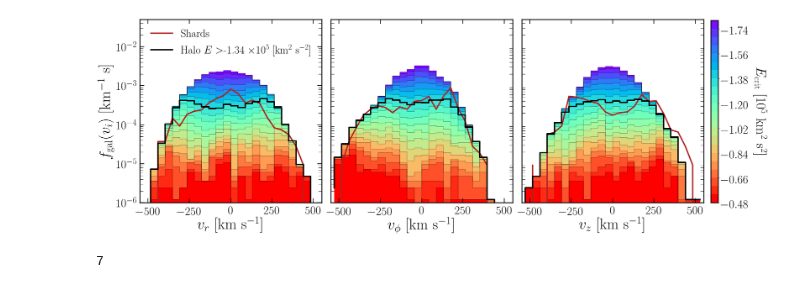
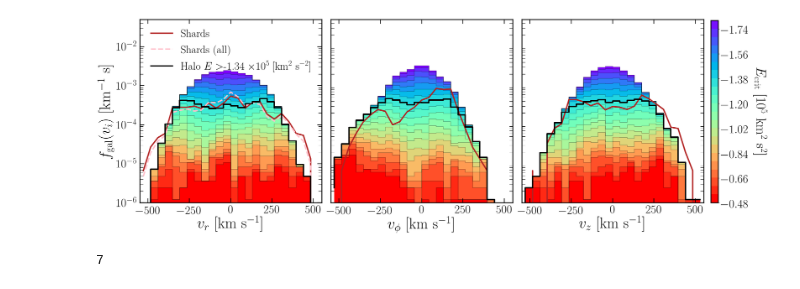
Before and after one commit to cajohare/DarkShards, a Jupyter notebook: code/Plot_comparespeeddists_halo.ipynb, the cells around one changed output. Saved outputs shown, nothing was run; the diff lists cells and outputs as text; code cells hidden in the pictures.

```diff
--- a/code/Plot_comparespeeddists_halo.ipynb
+++ b/code/Plot_comparespeeddists_halo.ipynb
@@ -14,8 +14,8 @@ from copy import copy
 
 
 df = pandas.read_csv('../data/Gaia-SDSS.csv')
-#df_S = pandas.read_csv('../data/GAIA_SDSS_Shards.csv')
-df_S = pandas.read_csv('../data/GAIA_SDSS_Shards_HaloCleaned.csv')
+df_S = pandas.read_csv('../data/GAIA_SDSS_Shards.csv')
+#df_S = pandas.read_csv('../data/GAIA_SDSS_Shards_HaloCleaned.csv')
 names = df_S.group_id.unique()
 
 # Extract halo
@@ -35,10 +35,6 @@ covs = clf.covariances_
 ws = clf.weights_
 eta = ws[0]
 Ps = clf.predict_proba(vdata)
-
-df1 = df.loc[argmax(Ps,axis=1)==0]
-df2 = df.loc[argmax(Ps,axis=1)==1]
-df3 = df.loc[argmax(Ps,axis=1)==2]
 # %%
 vlab1 = r"$v_r$ [km s$^{-1}$]"
 vlab2 = r"$v_\phi$ [km s$^{-1}$]"
@@ -55,6 +51,8 @@ ax2.set_ylim(bottom=ymin,top=ymax)
 ax3.set_xlim([-vmax,vmax])
 ax3.set_ylim(bottom=ymin,top=ymax)
 
+df2 = df.loc[argmax(Ps,axis=1)==1]
+#df2 = df.loc[Ps[:,1]>0.2]
 
 nbins = 25
 nEbins = 20
@@ -67,7 +65,7 @@ zorder = 0
 col_ex = (cm.rainbow(linspace(0,1,nEbins)))
 
 # R
-h_shards,vbins = histogram(df_S.GalRVel,bins=nbins,normed=True,range=(-vmax,vmax))
+h_shards,vbins = histogram(df_S.GalRVel[0:800],bins=nbins,normed=True,range=(-vmax,vmax))
 f1 = h_shards/sum(h_shards)
 
 chi2a = zeros(shape=nEbins)
@@ -91,12 +89,18 @@ for i in range(0,nEbins):
 #imin1 = argmin(chi2a)
 imin1 = argmin(abs(Ebins-Ecrit))
 ax1.plot(vc,f1*Norma[imin1],'-',color='firebrick',lw=4,zorder=0,label='Shards')
+
+h_shards,vbins = histogram(df_S.GalRVel.values,bins=nbins,normed=True,range=(-vmax,vmax))
+f1 = h_shards/sum(h_shards)
+ax1.plot(vc,f1*Norma[imin1],'--',color='pink',lw=4,zorder=0,label='Shards (all)')
+
 ax1.step(vc,f0[imin1,:]*Norma[imin1],'-',\
          color='k',lw=4,zorder=0,label=r'Halo $E>$'+'{:.2f}'.format(Ebins[imin1])+r' $\times 10^5$ [km${^2}$ s$^{-2}$]')
 ax1.legend(frameon=False,fontsize=32)
 
+
 # phi
-h_shards,vbins = histogram(df_S.GalTVel,bins=nbins,normed=True,range=(-vmax,vmax))
+h_shards,vbins = histogram(df_S.GalTVel[0:800],bins=nbins,normed=True,range=(-vmax,vmax))
 f1 = h_shards/sum(h_shards)
 
 chi2a = zeros(shape=nEbins)
@@ -124,8 +128,9 @@ ax2.step(vc,f0[imin2,:]*Norma[imin2],'-',color='k',lw=4,zorder=0)
 
 
 
+
 # z
-h_shards,vbins = histogram(df_S.GalzVel,bins=nbins,normed=True,range=(-vmax,vmax))
+h_shards,vbins = histogram(df_S.GalzVel[0:800],bins=nbins,normed=True,range=(-vmax,vmax))
 f1 = h_shards/sum(h_shards)
 chi2a = zeros(shape=nEbins)
 Norma = zeros(shape=nEbins)
@@ -150,34 +155,34 @@ imin3 = argmin(abs(Ebins-Ecrit))
 ax3.plot(vc,f1*Norma[imin3],'-',color='firebrick',lw=4,zorder=0)
 ax3.step(vc,f0[imin3,:]*Norma[imin3],'-',color='k',lw=4,zorder=0)
 
 ax1.set_yscale('log')
 ax2.set_yscale('log')
 ax3.set_yscale('log')
 
 
 # # Now adding the colorbar
 lf = array([[amax(Ebins),amax(Ebins)],[amin(Ebins),amin(Ebins)]])
 cbar_ax = fig.add_axes([0.91, 0.125, 0.01, 0.75])
 im = ax3.contourf([-2*vmax,-1.5*vmax],[0.1,0.1],lf,size(Ebins),cmap=cm.rainbow,vmin=amin(Ebins),vmax=amax(Ebins))
 fig.colorbar(im, cax=cbar_ax,boundaries=Ebins)
 cbar_ax.invert_yaxis()
 cbar_ax.set_ylabel(r'$E_{\rm crit}$ [10$^5$ km$^2$ s$^2$]',rotation=-90,labelpad=50,fontsize=40)
 
 #ax1.set_yticks([])
 ax2.set_yticks([])
 ax3.set_yticks([])
 
 ax1.set_zorder(100)
 ax2.set_zorder(100)
 ax3.set_zorder(100)
 
 # Save
 plt.show()
 pltname = 'fv3_halo_highE'
 fig.savefig('../plots/'+pltname+'.pdf',bbox_inches='tight')
 fig.savefig('../plots/plots_png/'+pltname+'.png',bbox_inches='tight')
 # %% [output]
-[figure, old version]
+[figure, new version]
 # %%
  argmin(abs(Ebins--1.35))
 # %% [output]
```
Also changed, not shown: 49 other files.
